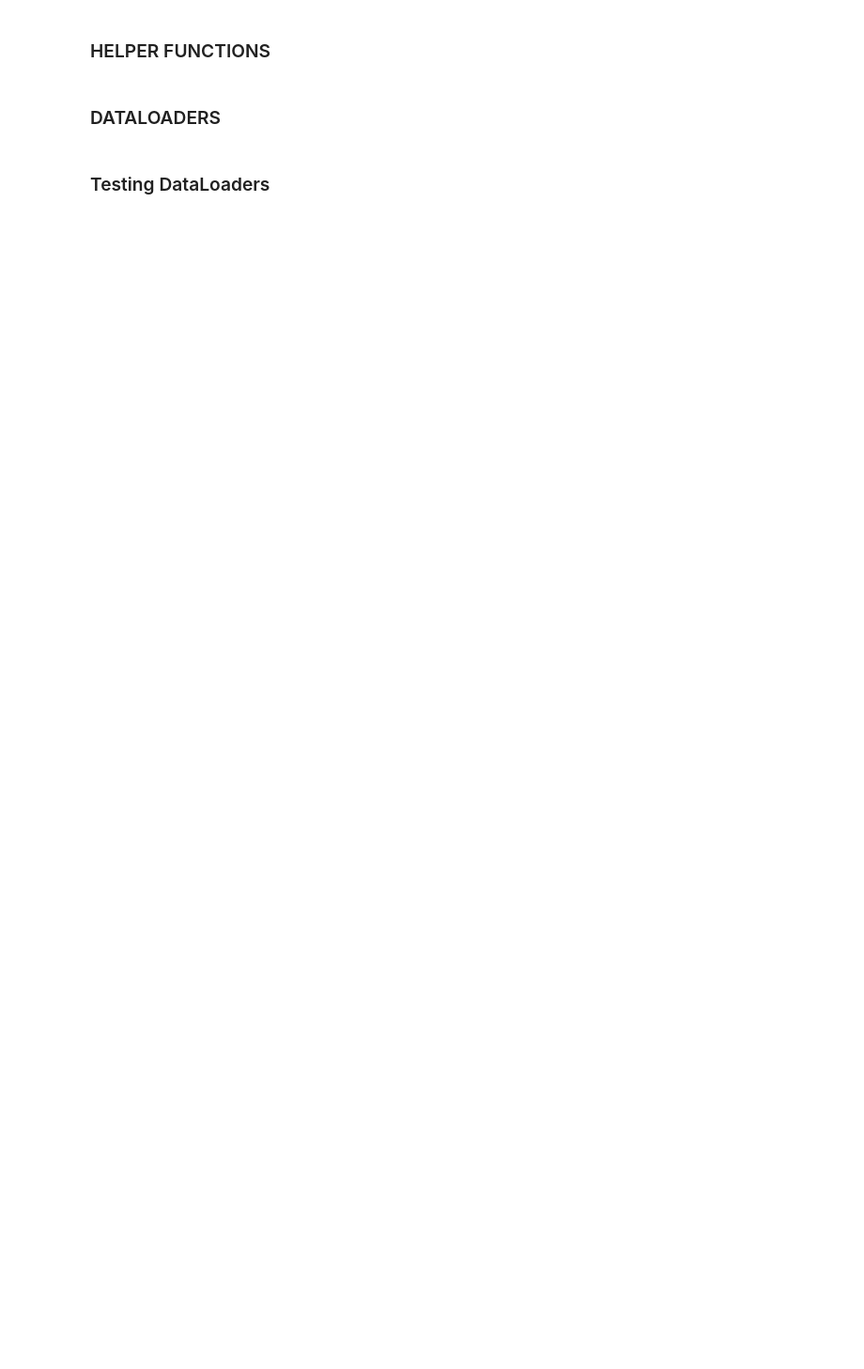
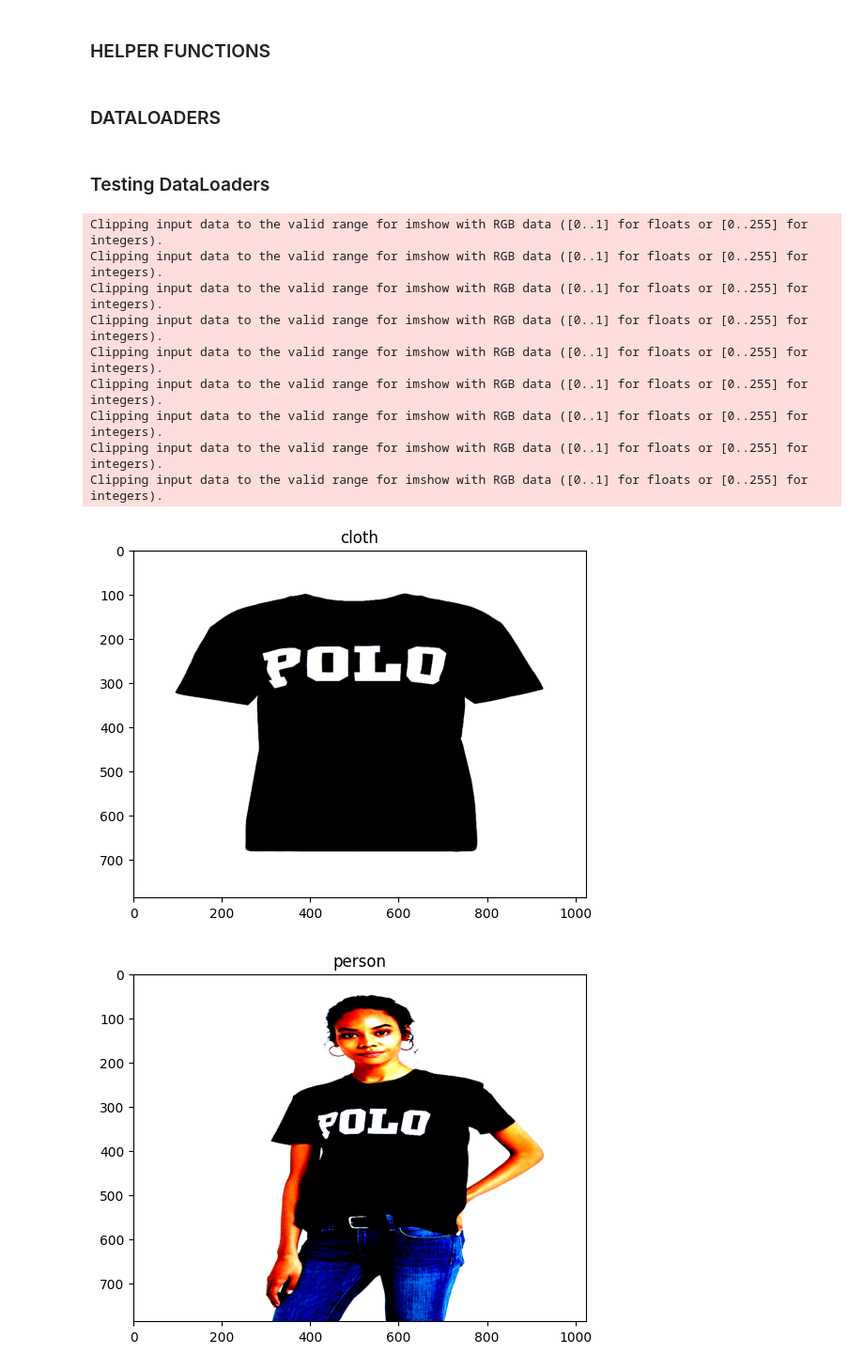
Before and after one commit to matthew-mcc/WearVision-599DeepLearning, a Jupyter notebook: Fitting Model/FittingModel.ipynb, the cells around one changed output. Shown at 94% size. Drawn from its saved outputs; the diff is of its cells as text; code cells hidden in the pictures; blank space fills up the shorter version.

Commit message:
visualized dataloaders. Made changes to fittingmodel file

```diff
--- a/Fitting Model/FittingModel.ipynb
+++ b/Fitting Model/FittingModel.ipynb
@@ -29,6 +29,13 @@ def denormalize_tensor(normalize_tensor):
         std=[1/0.229, 1/0.224, 1/0.255]
     )
     return inv_normalize(normalize_tensor)
+
+def plot_tensor(input_tensor, label):
+    input_tensor = input_tensor.detach().cpu().numpy()
+    input_tensor =  np.transpose(input_tensor, (1,2,0))
+    plt.figure()
+    plt.imshow(input_tensor, cmap='gray')
+    plt.title(str(label))
 # %% [markdown]
 ### DATALOADERS
 # %%
@@ -142,3 +149,24 @@ class DataloaderDiscriminator(object):
         return cloth, person_with_cloth
 # %% [markdown]
 ### Testing DataLoaders
+# %%
+
+gen =  DataloaderGenerator('/Users/alijohnnaqvi/Desktop/Fall23/DeepLearning/WearVision/Data/zalando-hd-resized/train')
+for i in range(3):
+    c, p, pm, tc = gen.__getitem__(i)
+    plot_tensor(c,'cloth')
+    plot_tensor(p,'person')
+    plot_tensor(pm,'cloth mask')
+    plot_tensor(tc,'target cloth')
+# %% [output]
+Clipping input data to the valid range for imshow with RGB data ([0..1] for floats or [0..255] for integers).
+Clipping input data to the valid range for imshow with RGB data ([0..1] for floats or [0..255] for integers).
+Clipping input data to the valid range for imshow with RGB data ([0..1] for floats or [0..255] for integers).
+Clipping input data to the valid range for imshow with RGB data ([0..1] for floats or [0..255] for integers).
+Clipping input data to the valid range for imshow with RGB data ([0..1] for floats or [0..255] for integers).
+Clipping input data to the valid range for imshow with RGB data ([0..1] for floats or [0..255] for integers).
+Clipping input data to the valid range for imshow with RGB data ([0..1] for floats or [0..255] for integers).
+Clipping input data to the valid range for imshow with RGB data ([0..1] for floats or [0..255] for integers).
+Clipping input data to the valid range for imshow with RGB data ([0..1] for floats or [0..255] for integers).
+[figure, added]
+[figure, added]
```
Also changed, not shown: parts of 2 cells of this notebook, 2 other files.
